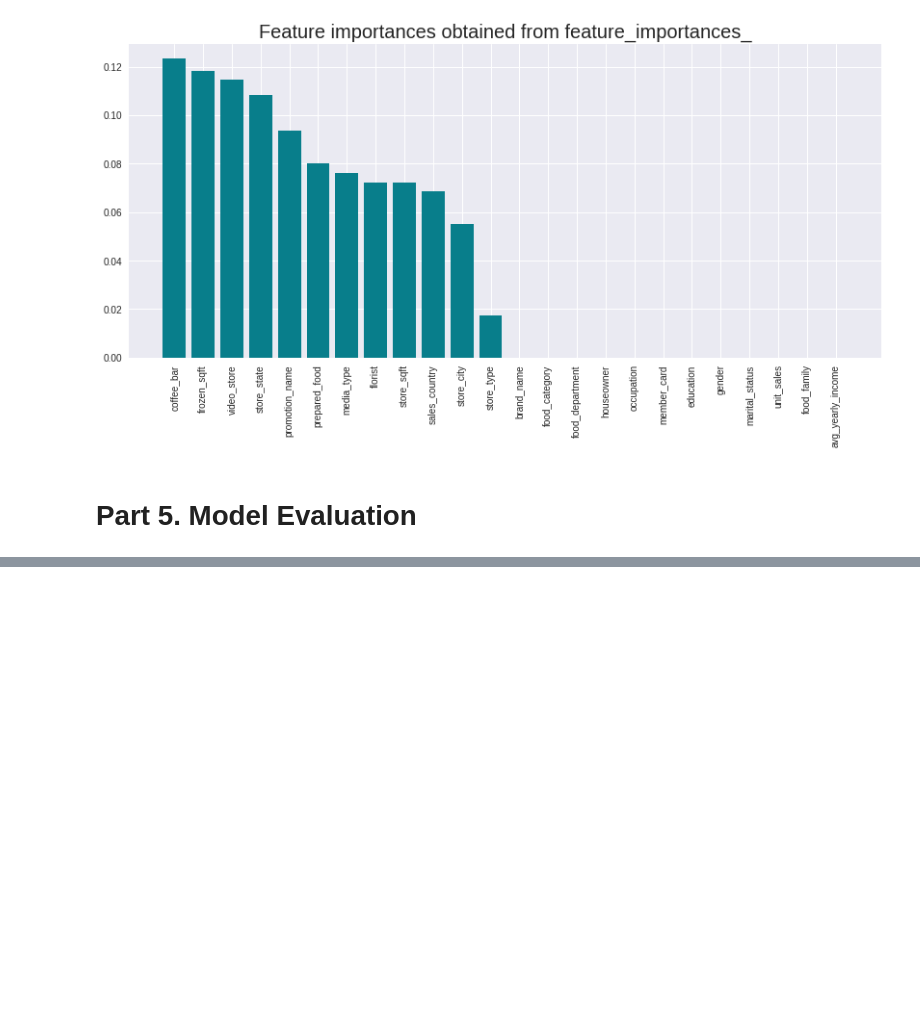
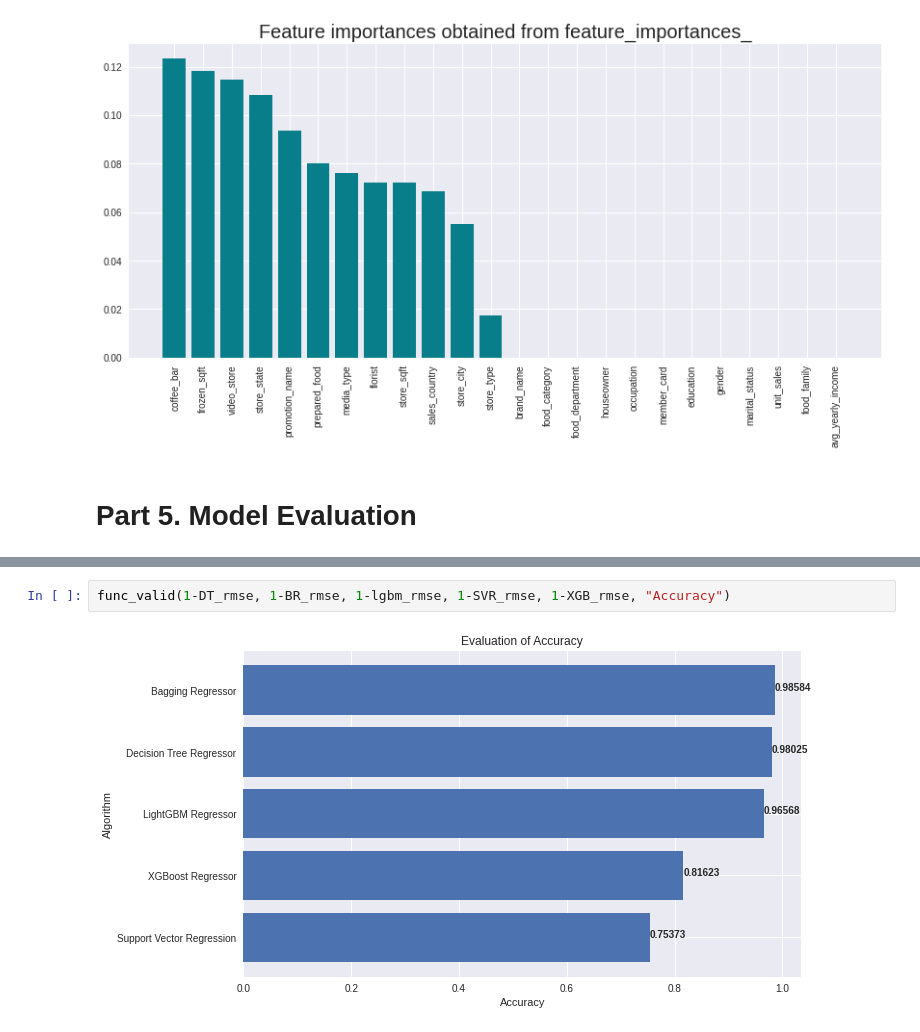
Before and after one commit to imgnourt/Cost-Prediction-on-Customer-Acquisition, a Jupyter notebook: Cost_Prediction_on_Customer_Acquisition1.ipynb, the cells around one changed output, grey strips where cells are left out. Saved outputs shown, nothing was run; the diff lists cells and outputs as text; blank space fills up the shorter version.

```diff
--- a/Cost_Prediction_on_Customer_Acquisition1.ipynb
+++ b/Cost_Prediction_on_Customer_Acquisition1.ipynb
@@ -601,0 +597,4 @@ func_valid(DT_acc_score, BR_acc_score, lgbm_acc_score, SVR_acc_score,XGB_acc_sco
+# %%
+func_valid(1-DT_rmse, 1-BR_rmse, 1-lgbm_rmse, 1-SVR_rmse, 1-XGB_rmse, "Accuracy")
+# %% [output]
+[figure, added]
```
Also changed, not shown: parts of 12 cells of this notebook.
